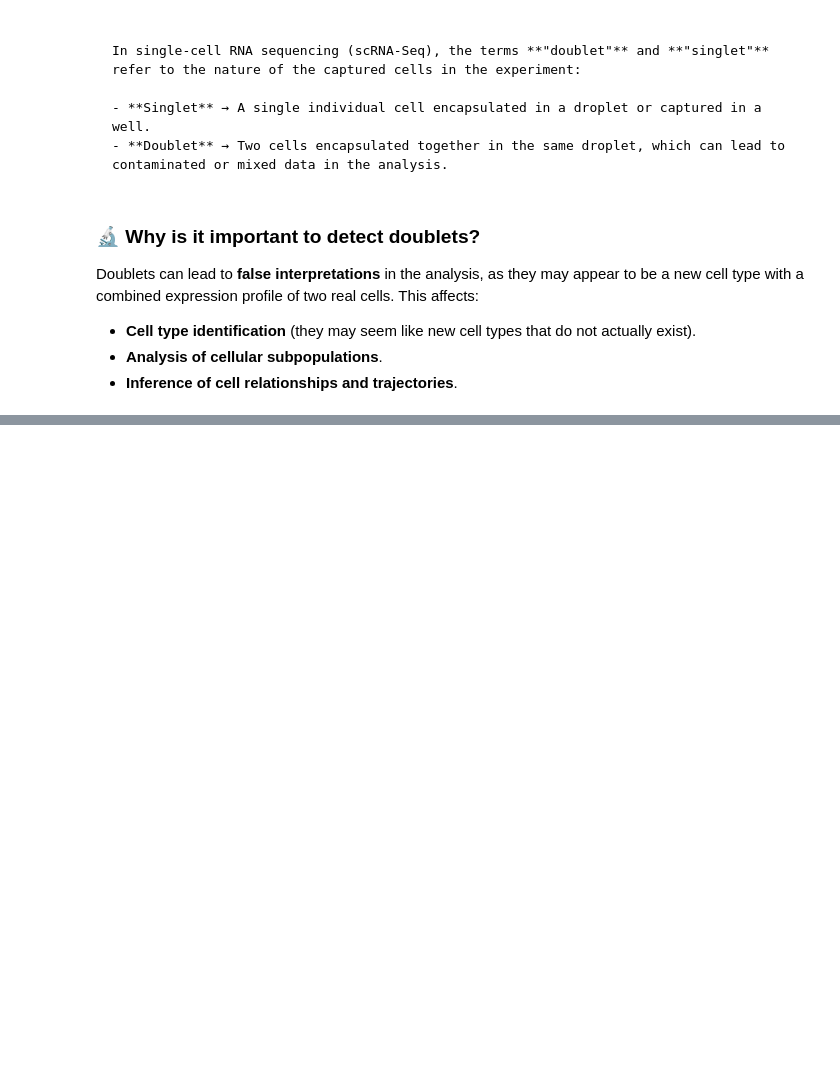
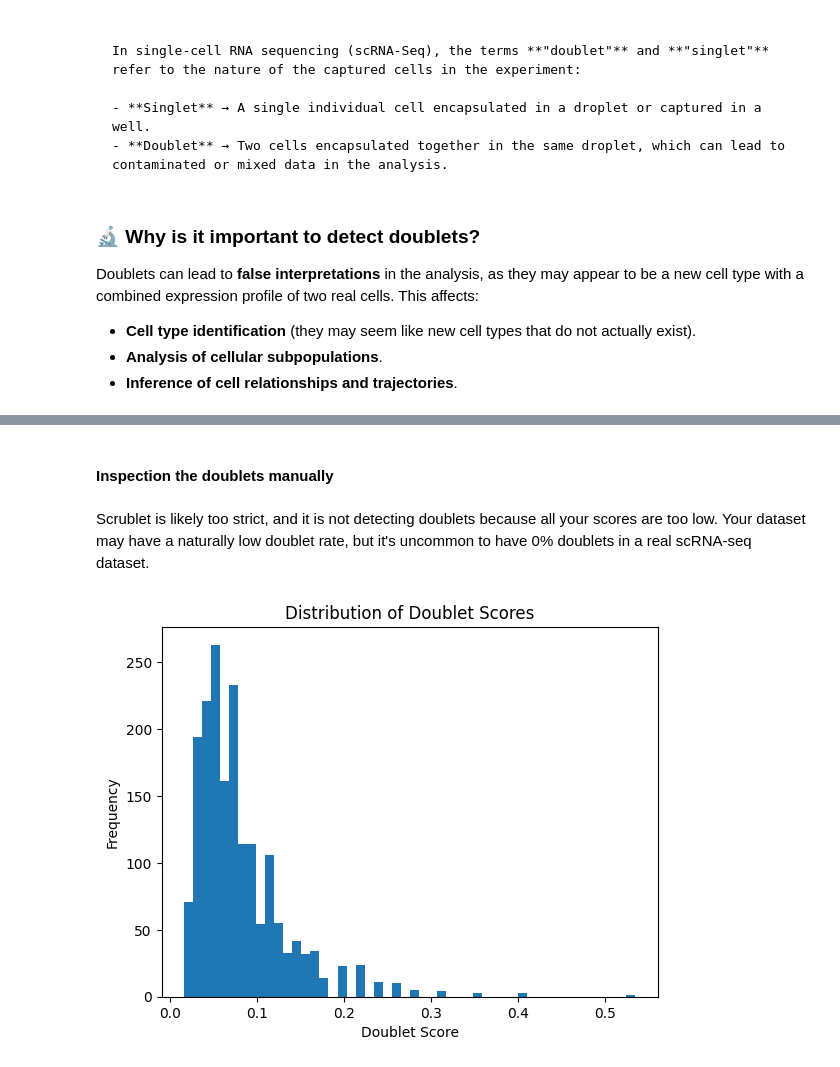
Before and after one commit to henrysaenz/eda_rna, a Jupyter notebook: _sources/raw_data.ipynb, the cells around one changed output, grey strips where cells are left out. Cells and saved outputs as stored; diff of their text form; code cells hidden in the pictures; blank space fills up the shorter version.

```diff
--- a/_sources/raw_data.ipynb
+++ b/_sources/raw_data.ipynb
@@ -554,0 +533,17 @@ Note: you may need to restart the kernel to use updated packages.
+# %%
+adata_glioblastoma_raw_copy = adata_glioblastoma_raw.copy()
+
+min_genes = 200
+max_genes = 5000
+min_UMI = 500
+max_mito = 10
+
+filtered_cells = (
+    (adata_glioblastoma_raw_copy.obs["n_genes_by_cell"] > min_genes) &
+    (adata_glioblastoma_raw_copy.obs["n_genes_by_cell"] < max_genes) &
+    (adata_glioblastoma_raw_copy.obs["total_UMI_counts"] > min_UMI) &
+    (adata_glioblastoma_raw_copy.obs["pct_mito"] < max_mito)
+)
+
+adata_filtered_copy = adata_glioblastoma_raw_copy[filtered_cells].copy()
+adata_glioblastoma_filtered = adata_filtered_copy.copy()
@@ -554,0 +553,2 @@ Note: you may need to restart the kernel to use updated packages.
+# %%
+counts_matrix = adata_filtered_copy.X
@@ -554,0 +575,8 @@ Note: you may need to restart the kernel to use updated packages.
+# %%
+# Run Scrublet on the raw (unnormalized) filtered dataset
+scrub = scr.Scrublet(counts_matrix)
+doublet_scores, predicted_doublets = scrub.scrub_doublets()
+
+# Store results in adata_filtered_copy for further analysis
+adata_filtered_copy.obs["doublet_score"] = doublet_scores
+adata_filtered_copy.obs["predicted_doublet"] = predicted_doublets
@@ -554,0 +595,12 @@ Note: you may need to restart the kernel to use updated packages.
+# %% [markdown]
+#### Inspection the doublets manually
+# %% [markdown]
+Scrublet is likely too strict, and it is not detecting doublets because all your scores are too low. Your dataset may have a naturally low doublet rate, but it's uncommon to have 0% doublets in a real scRNA-seq dataset.
+# %%
+plt.hist(adata_filtered_copy.obs['doublet_score'], bins=50)
+plt.xlabel('Doublet Score')
+plt.ylabel('Frequency')
+plt.title('Distribution of Doublet Scores')
+plt.show()
+# %% [output]
+[figure, added]
```
Also changed, not shown: parts of 12 cells of this notebook, 4 other files.
